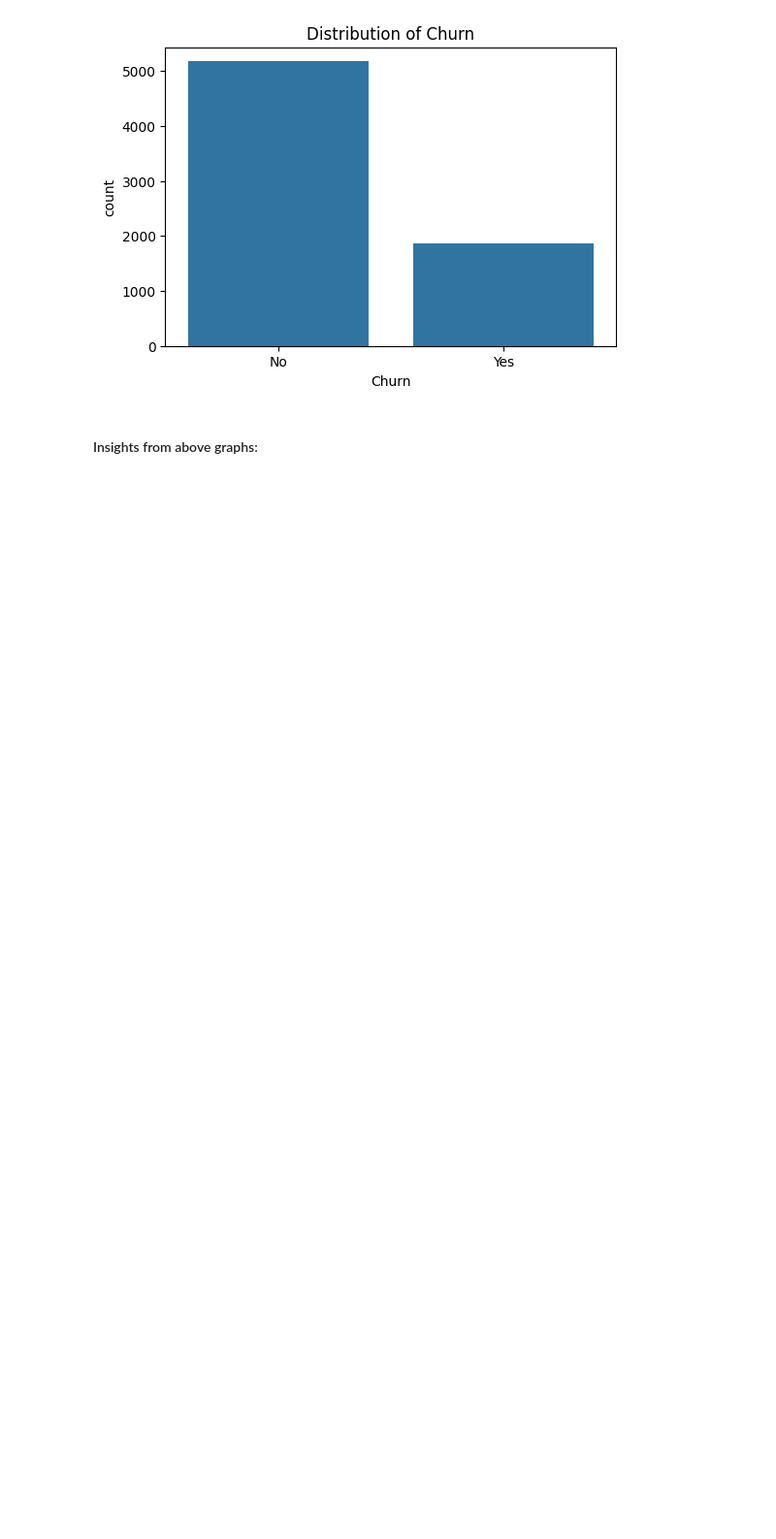
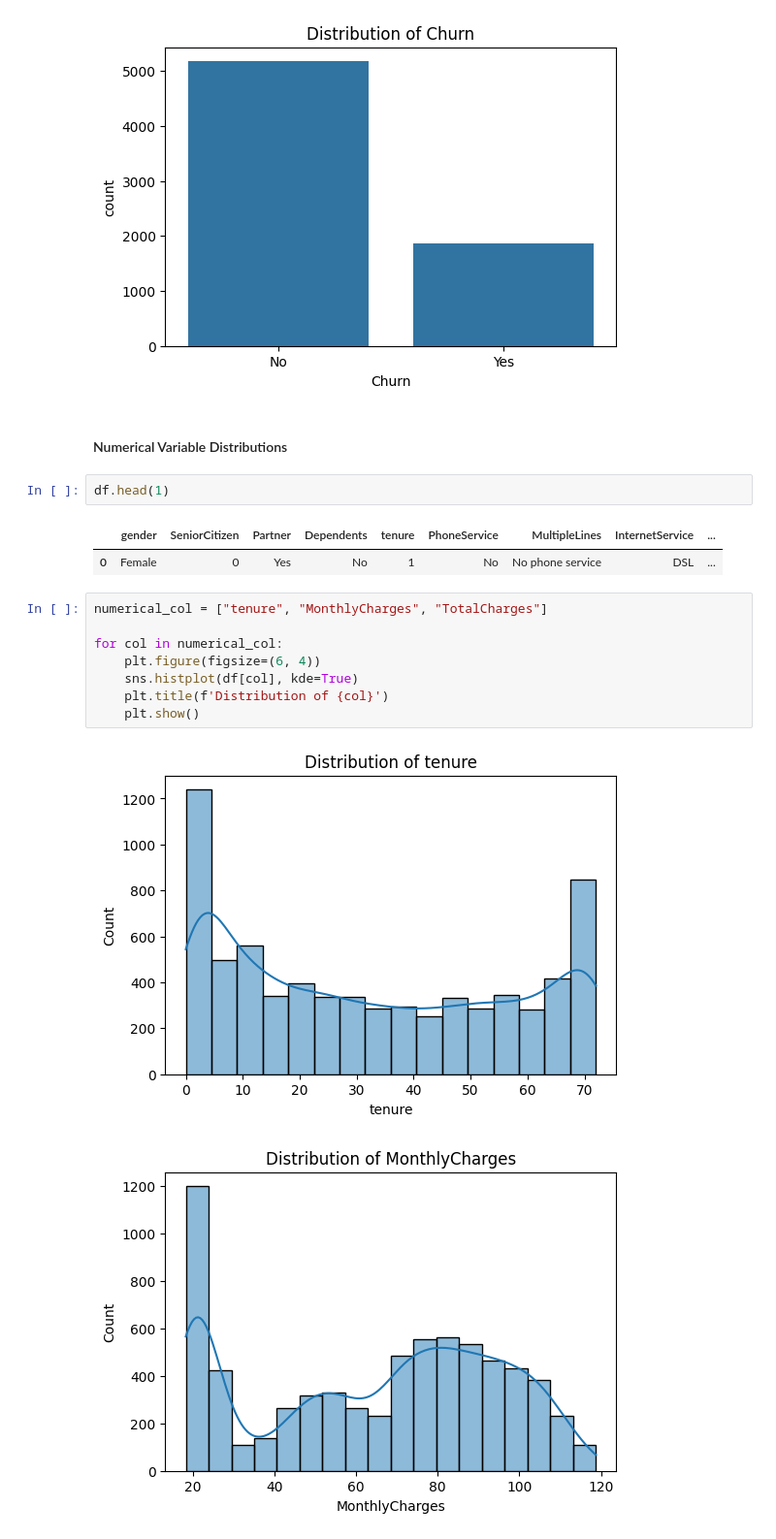
Before and after one commit to bedead/InnoByte-ML-Internship, a Jupyter notebook: Notebooks/EDA.ipynb, the cells around one changed output. Shown at 97% size. Cells and saved outputs as stored; diff of their text form; blank space fills up the shorter version.

```diff
--- a/Notebooks/EDA.ipynb
+++ b/Notebooks/EDA.ipynb
@@ -89,5 +106,21 @@ for col in categorical_cols:
 [figure]
 [figure]
 [figure]
-# %% [markdown]
-#### Insights from above graphs:
+# %% [markdown]
+#### Numerical Variable Distributions
+# %%
+df.head(1)
+# %% [output]
+|  | gender | SeniorCitizen | Partner | Dependents | tenure | PhoneService | MultipleLines | InternetService | ... |
+| 0 | Female | 0 | Yes | No | 1 | No | No phone service | DSL | ... |
+# %%
+numerical_col = ["tenure", "MonthlyCharges", "TotalCharges"]
+
+for col in numerical_col:
+    plt.figure(figsize=(6, 4))
+    sns.histplot(df[col], kde=True)
+    plt.title(f'Distribution of {col}')
+    plt.show()
+# %% [output]
+[figure, added]
+[figure, added]
```
Also changed, not shown: parts of 18 cells of this notebook, 2 other files.
